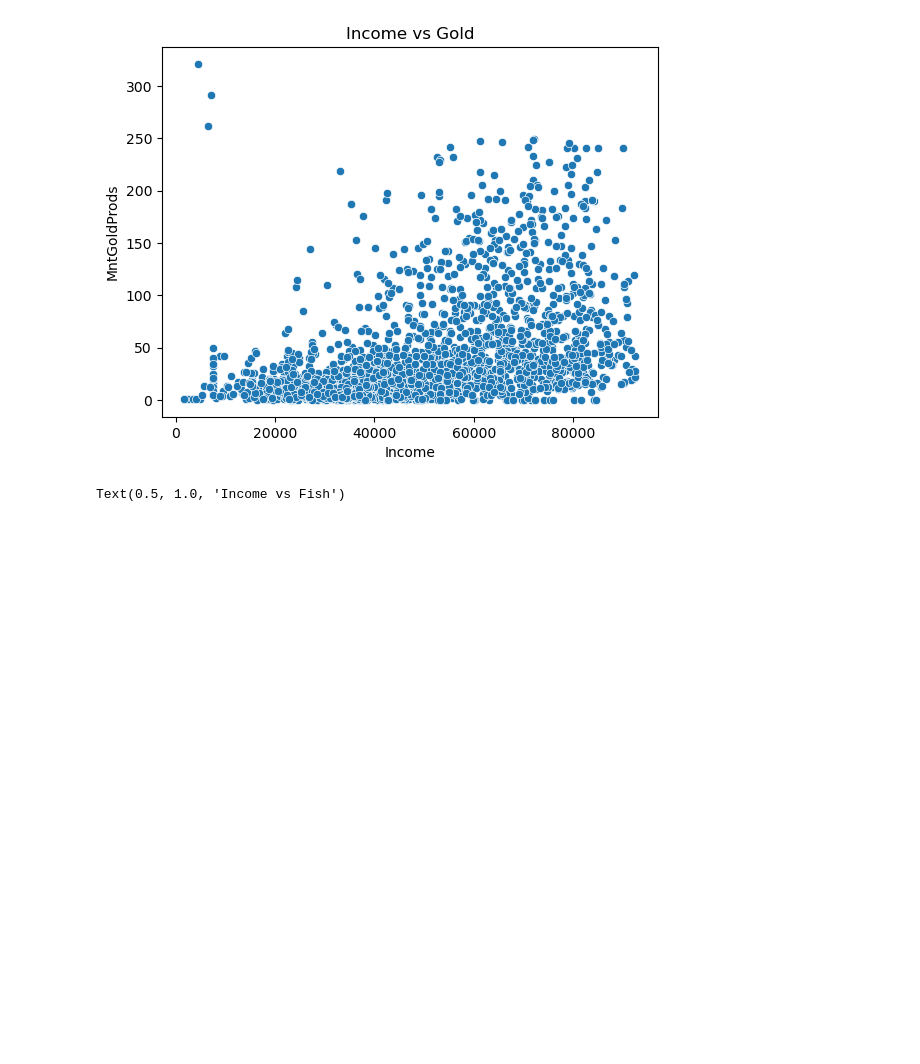
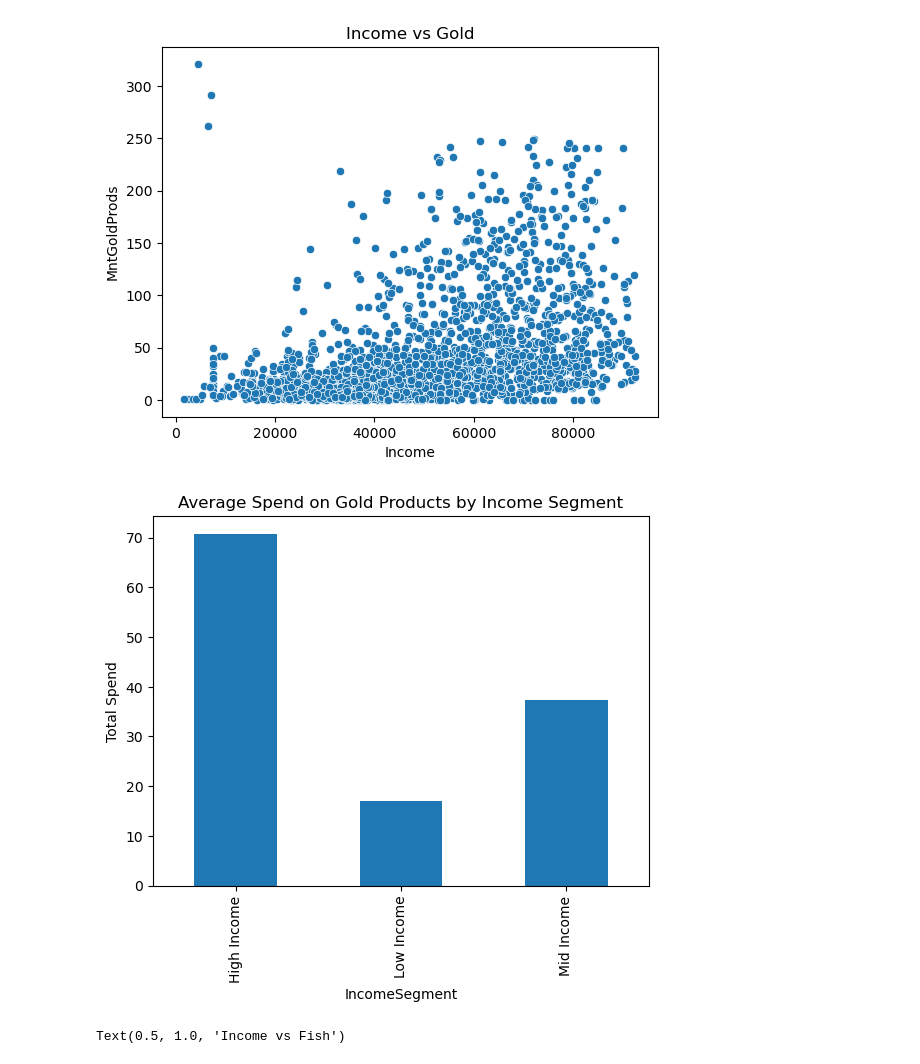
Before and after one commit to fincherc/marketing_project, a Jupyter notebook: income_food_da.ipynb, the cells around one changed output. Drawn from its saved outputs; the diff is of its cells as text; code cells hidden in the pictures; blank space fills up the shorter version.

```diff
--- a/income_food_da.ipynb
+++ b/income_food_da.ipynb
@@ -212,6 +226,13 @@ plt.title("Income vs Gold")
 # %% [output]
 Text(0.5, 1.0, 'Income vs Gold')
 [figure]
+# %%
+df.groupby('IncomeSegment')['MntGoldProds'].mean().plot(kind='bar')
+plt.title('Average Spend on Gold Products by Income Segment')
+plt.ylabel('Total Spend')
+plt.show()
+# %% [output]
+[figure, added]
 # %%
 sns.scatterplot(x='Income', y='MntFishProducts', data=df)
 plt.title("Income vs Fish")
```
Also changed, not shown: parts of 7 cells of this notebook.
